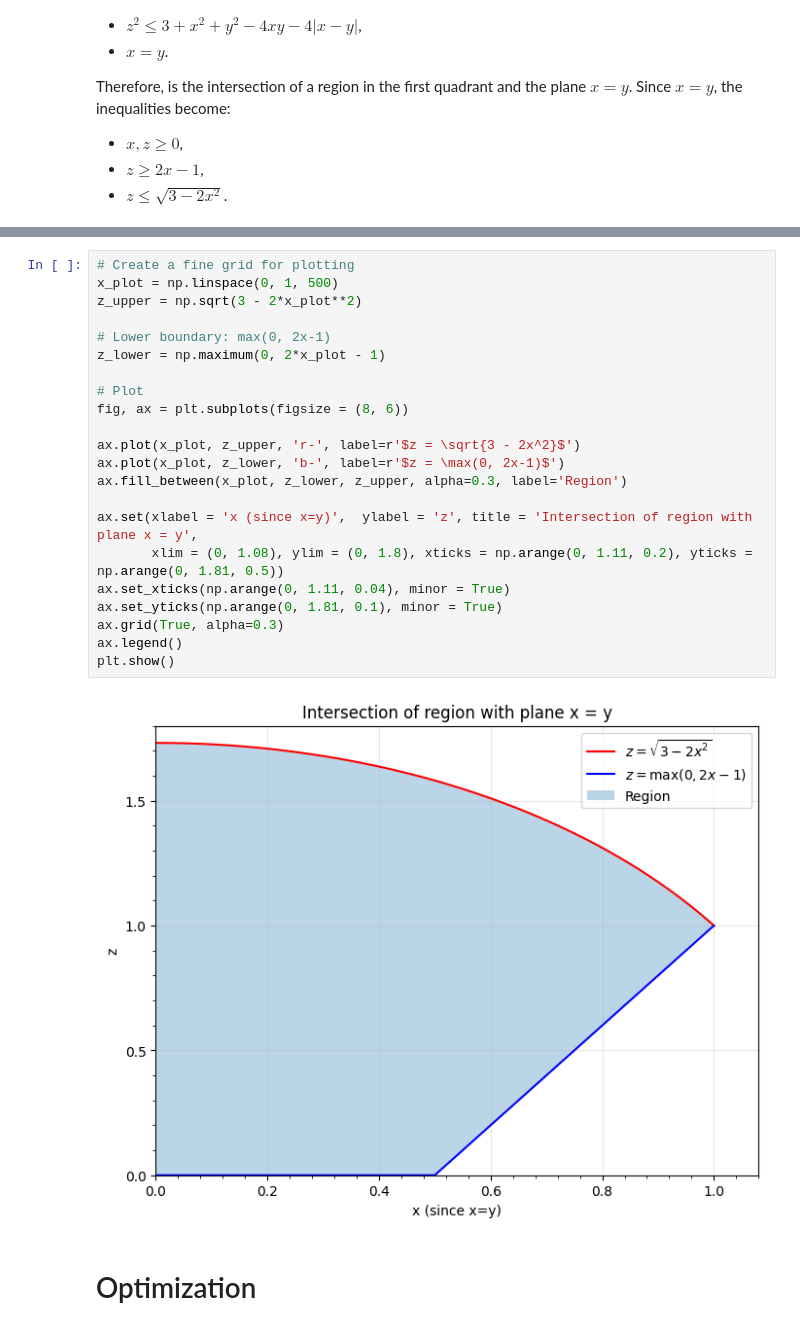
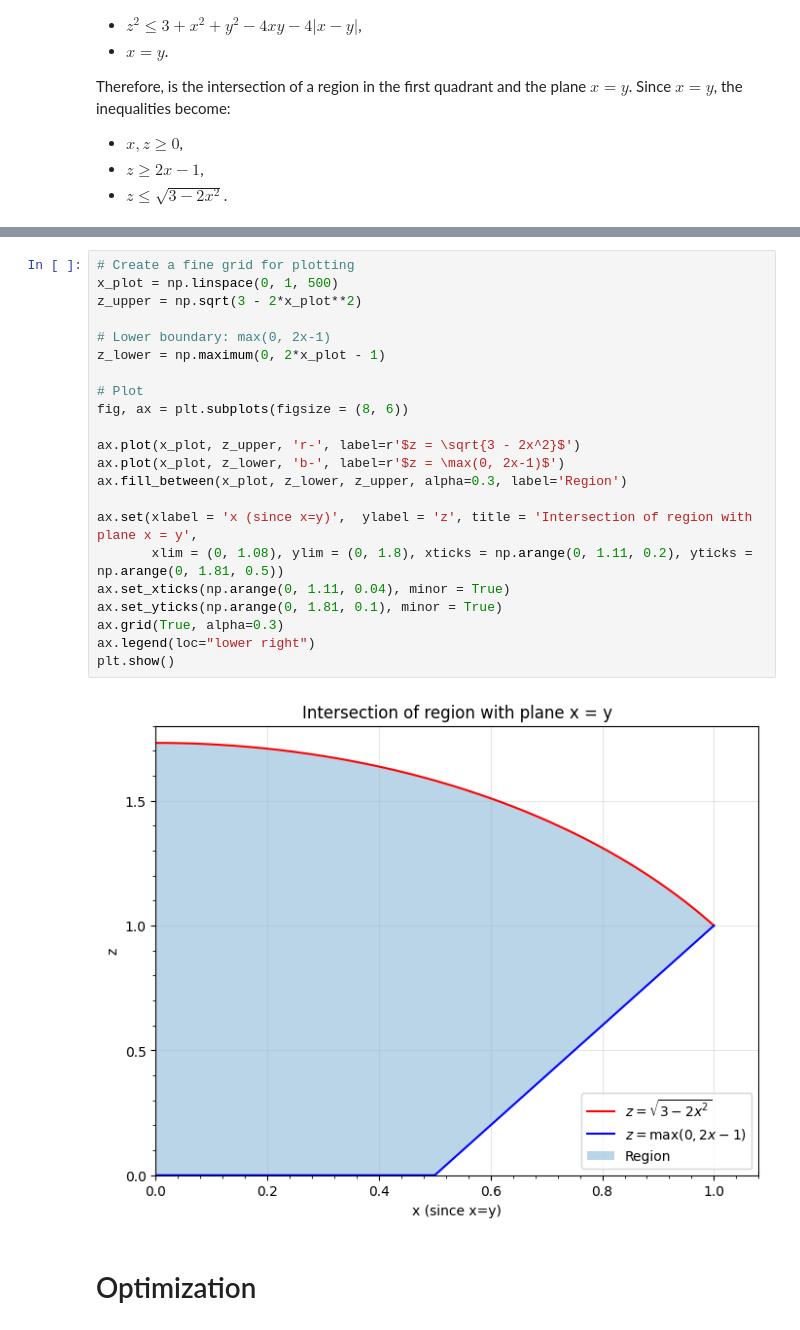
Before and after one commit to Garcia-Velo/-2024--bloch-lengths, a Jupyter notebook: notebooks/space_exploration.ipynb, the cells around one changed output, grey strips where cells are left out. Cells and saved outputs as stored; diff of their text form.

```diff
--- a/notebooks/space_exploration.ipynb
+++ b/notebooks/space_exploration.ipynb
@@ -59,26 +64,26 @@ Number of points: 520
 # %%
 # Create a fine grid for plotting
 x_plot = np.linspace(0, 1, 500)
 z_upper = np.sqrt(3 - 2*x_plot**2)
 
 # Lower boundary: max(0, 2x-1)
 z_lower = np.maximum(0, 2*x_plot - 1)
 
 # Plot
 fig, ax = plt.subplots(figsize = (8, 6))
 
 ax.plot(x_plot, z_upper, 'r-', label=r'$z = \sqrt{3 - 2x^2}$')
 ax.plot(x_plot, z_lower, 'b-', label=r'$z = \max(0, 2x-1)$')
 ax.fill_between(x_plot, z_lower, z_upper, alpha=0.3, label='Region')
 
 ax.set(xlabel = 'x (since x=y)',  ylabel = 'z', title = 'Intersection of region with plane x = y',
        xlim = (0, 1.08), ylim = (0, 1.8), xticks = np.arange(0, 1.11, 0.2), yticks = np.arange(0, 1.81, 0.5))
 ax.set_xticks(np.arange(0, 1.11, 0.04), minor = True)
 ax.set_yticks(np.arange(0, 1.81, 0.1), minor = True)
 ax.grid(True, alpha=0.3)
-ax.legend()
+ax.legend(loc="lower right")
 plt.show()
 # %% [output]
-[figure, old version]
+[figure, new version]
 # %% [markdown]
 # Optimization
```
Also changed, not shown: parts of 5 cells of this notebook, 2 other files.
